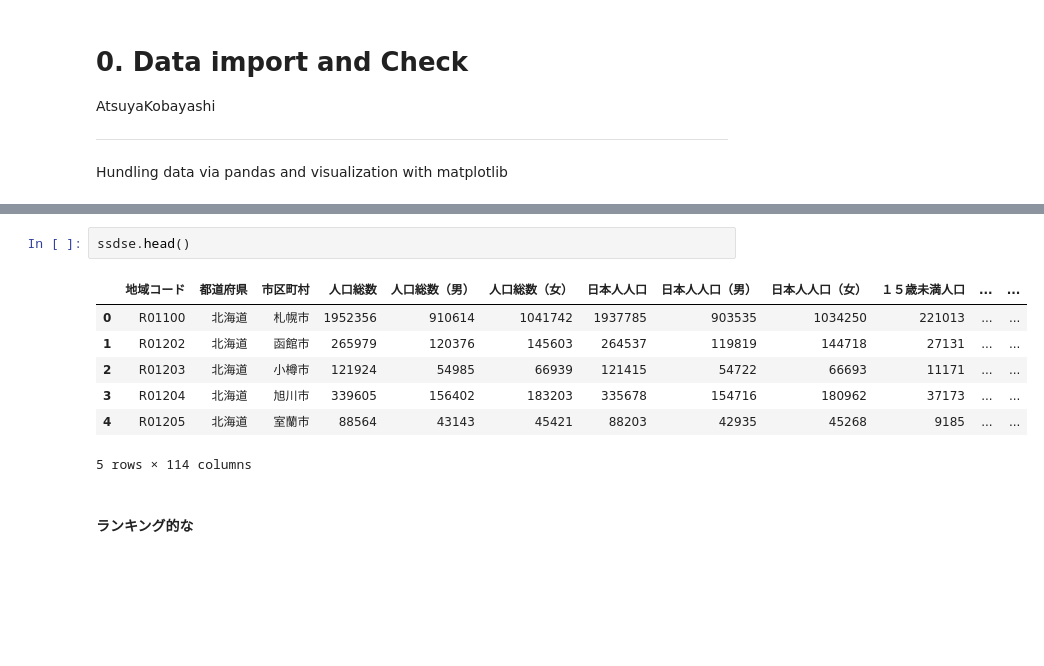
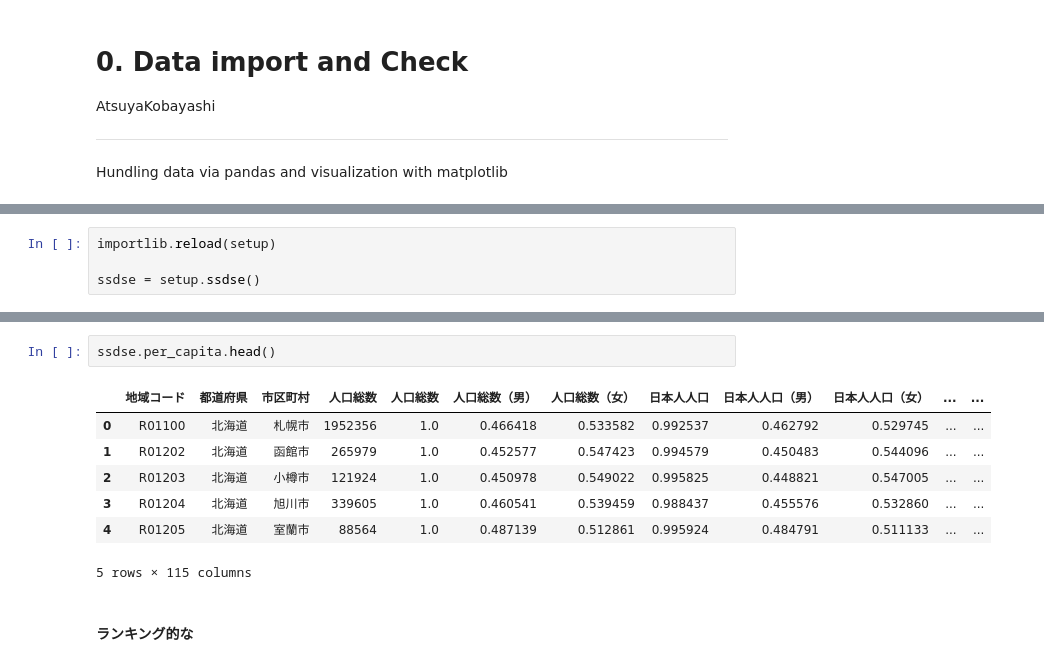
Before and after one commit to seiichiinoue/ssdse-analysis, a Jupyter notebook: import_plot_sample.ipynb, the cells around one changed output, grey strips where cells are left out. Cells and saved outputs as stored; diff of their text form; blank space fills up the shorter version.

Commit message:
add setup.py and updated readme

```diff
--- a/import_plot_sample.ipynb
+++ b/import_plot_sample.ipynb
@@ -38,0 +9,4 @@ ssdse = pd.read_csv("SSDSE.csv", header=1)
+# %%
+importlib.reload(setup)
+
+ssdse = setup.ssdse()
@@ -39,13 +23,13 @@ ssdse = pd.read_csv("SSDSE.csv", header=1)
 # %%
-ssdse.head()
+ssdse.per_capita.head()
 # %% [output]
-|  | 地域コード | 都道府県 | 市区町村 | 人口総数 | 人口総数（男） | 人口総数（女） | 日本人人口 | 日本人人口（男） | 日本人人口（女） | １５歳未満人口 | ... | ... |
-| 0 | R01100 | 北海道 | 札幌市 | 1952356 | 910614 | 1041742 | 1937785 | 903535 | 1034250 | 221013 | ... | ... |
-| 1 | R01202 | 北海道 | 函館市 | 265979 | 120376 | 145603 | 264537 | 119819 | 144718 | 27131 | ... | ... |
-| 2 | R01203 | 北海道 | 小樽市 | 121924 | 54985 | 66939 | 121415 | 54722 | 66693 | 11171 | ... | ... |
-| 3 | R01204 | 北海道 | 旭川市 | 339605 | 156402 | 183203 | 335678 | 154716 | 180962 | 37173 | ... | ... |
-| 4 | R01205 | 北海道 | 室蘭市 | 88564 | 43143 | 45421 | 88203 | 42935 | 45268 | 9185 | ... | ... |
+|  | 地域コード | 都道府県 | 市区町村 | 人口総数 | 人口総数 | 人口総数（男） | 人口総数（女） | 日本人人口 | 日本人人口（男） | 日本人人口（女） | ... | ... |
+| 0 | R01100 | 北海道 | 札幌市 | 1952356 | 1.0 | 0.466418 | 0.533582 | 0.992537 | 0.462792 | 0.529745 | ... | ... |
+| 1 | R01202 | 北海道 | 函館市 | 265979 | 1.0 | 0.452577 | 0.547423 | 0.994579 | 0.450483 | 0.544096 | ... | ... |
+| 2 | R01203 | 北海道 | 小樽市 | 121924 | 1.0 | 0.450978 | 0.549022 | 0.995825 | 0.448821 | 0.547005 | ... | ... |
+| 3 | R01204 | 北海道 | 旭川市 | 339605 | 1.0 | 0.460541 | 0.539459 | 0.988437 | 0.455576 | 0.532860 | ... | ... |
+| 4 | R01205 | 北海道 | 室蘭市 | 88564 | 1.0 | 0.487139 | 0.512861 | 0.995924 | 0.484791 | 0.511133 | ... | ... |
-5 rows × 114 columns
+5 rows × 115 columns
 # %% [markdown]
 #### ランキング的な
 # %%
```
Also changed, not shown: parts of 9 cells of this notebook, 2 other files.
